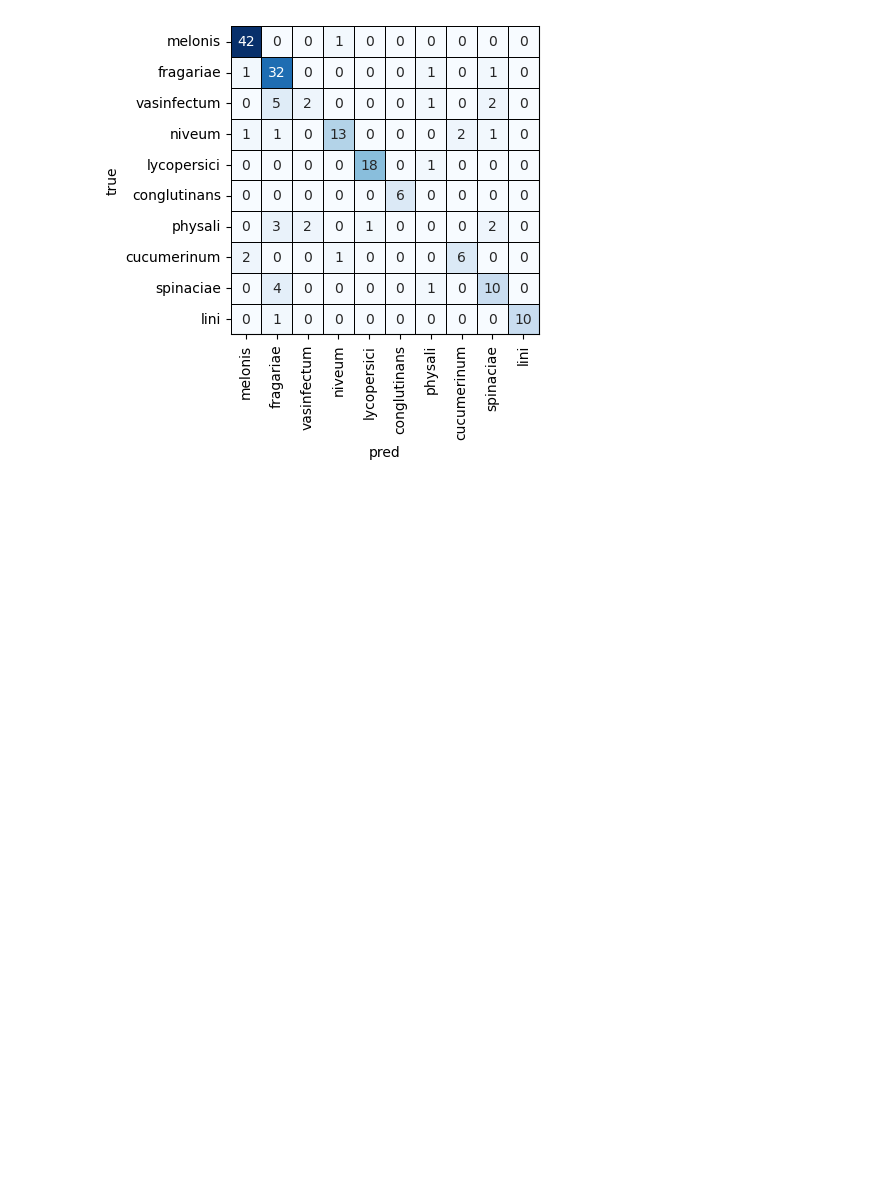
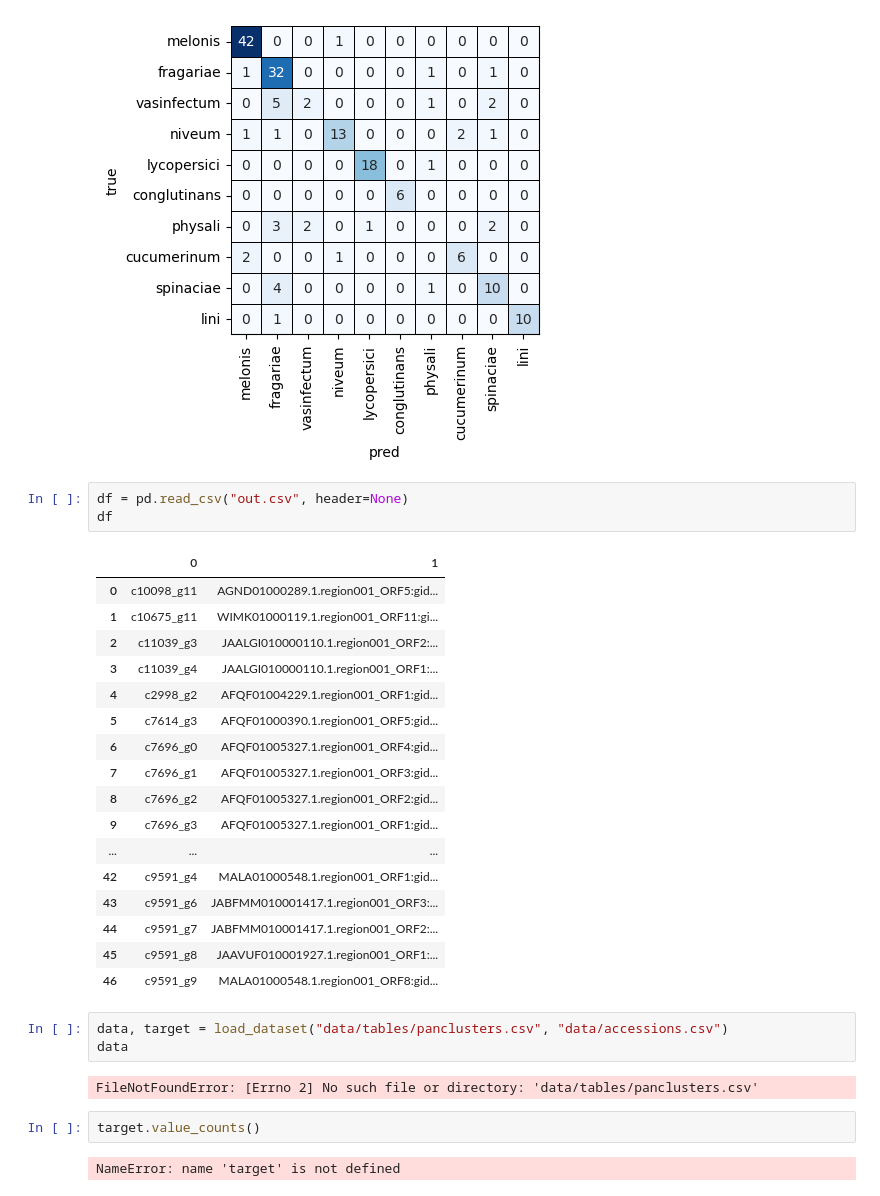
Before and after one commit to aapashkov/pancluster, a Jupyter notebook: scripts/notebook.ipynb, the cells around one changed output. Cells and saved outputs as stored; diff of their text form; blank space fills up the shorter version.

```diff
--- a/scripts/notebook.ipynb
+++ b/scripts/notebook.ipynb
@@ -758,3 +829,33 @@ plot_confusion_matrix(target, pred)
 # %% [output]
 (<Figure size 400x400 with 1 Axes>, <Axes: xlabel='pred', ylabel='true'>)
 [figure]
+# %%
+df = pd.read_csv("out.csv", header=None)
+df
+# %% [output]
+|  | 0 | 1 |
+| 0 | c10098_g11 | AGND01000289.1.region001_ORF5:gid... |
+| 1 | c10675_g11 | WIMK01000119.1.region001_ORF11:gi... |
+| 2 | c11039_g3 | JAALGI010000110.1.region001_ORF2:... |
+| 3 | c11039_g4 | JAALGI010000110.1.region001_ORF1:... |
+| 4 | c2998_g2 | AFQF01004229.1.region001_ORF1:gid... |
+| 5 | c7614_g3 | AFQF01000390.1.region001_ORF5:gid... |
+| 6 | c7696_g0 | AFQF01005327.1.region001_ORF4:gid... |
+| 7 | c7696_g1 | AFQF01005327.1.region001_ORF3:gid... |
+| 8 | c7696_g2 | AFQF01005327.1.region001_ORF2:gid... |
+| 9 | c7696_g3 | AFQF01005327.1.region001_ORF1:gid... |
+| ... | ... | ... |
+| 42 | c9591_g4 | MALA01000548.1.region001_ORF1:gid... |
+| 43 | c9591_g6 | JABFMM010001417.1.region001_ORF3:... |
+| 44 | c9591_g7 | JABFMM010001417.1.region001_ORF2:... |
+| 45 | c9591_g8 | JAAVUF010001927.1.region001_ORF1:... |
+| 46 | c9591_g9 | MALA01000548.1.region001_ORF8:gid... |
+# %%
+data, target = load_dataset("data/tables/panclusters.csv", "data/accessions.csv")
+data
+# %% [output]
+FileNotFoundError: [Errno 2] No such file or directory: 'data/tables/panclusters.csv'
+# %%
+target.value_counts()
+# %% [output]
+NameError: name 'target' is not defined
```
Also changed, not shown: parts of 10 cells of this notebook, 1 other file.
